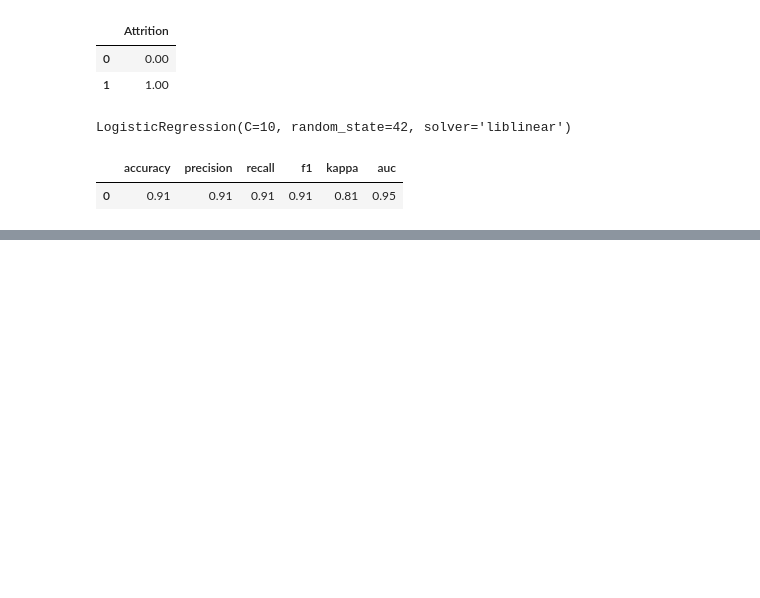
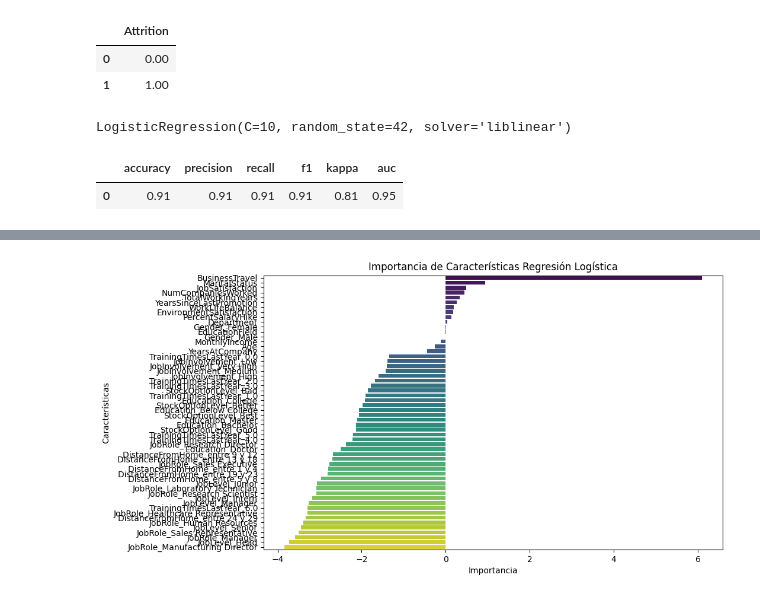
Before and after one commit to jgilsu11/Proyecto8-, a Jupyter notebook: Modelos/Modelo 3/resumen_modelos3.ipynb, the cells around one changed output, grey strips where cells are left out. Drawn from its saved outputs; the diff is of its cells as text; code cells hidden in the pictures; blank space fills up the shorter version.

```diff
--- a/Modelos/Modelo 3/resumen_modelos3.ipynb
+++ b/Modelos/Modelo 3/resumen_modelos3.ipynb
@@ -336,3 +369,19 @@ metricas
+# %%
+importancia = modelo_final.coef_[0]
+# %%
+importancia_df = pd.DataFrame({
+    "Feature": x.columns,
+    "Importance": importancia
+}).sort_values(by="Importance", ascending=False)
+# %%
+plt.figure(figsize=(10, 6))
+sns.barplot(x="Importance", y="Feature", data=importancia_df, palette="viridis")
+plt.title(f"Importancia de Características Regresión Logística")
+plt.xlabel("Importancia")
+plt.ylabel("Características")
+plt.show()
+# %% [output]
+[figure, added]
 # %%
 with open('../../transformers/modelos3/MODELO_DEFINITIVO.pkl', 'wb') as l:
     pickle.dump(modelo_final, l)
```
Also changed, not shown: parts of 5 cells of this notebook, 3 other files.
